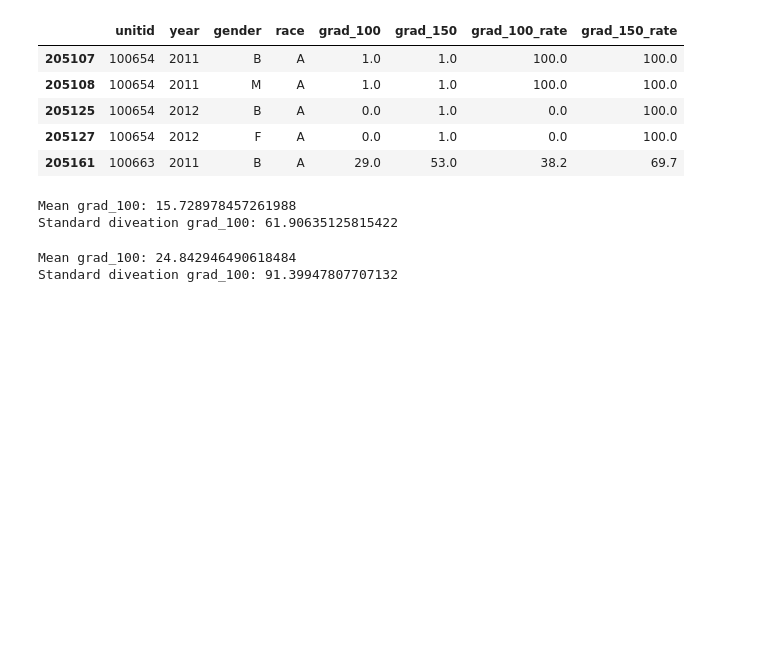
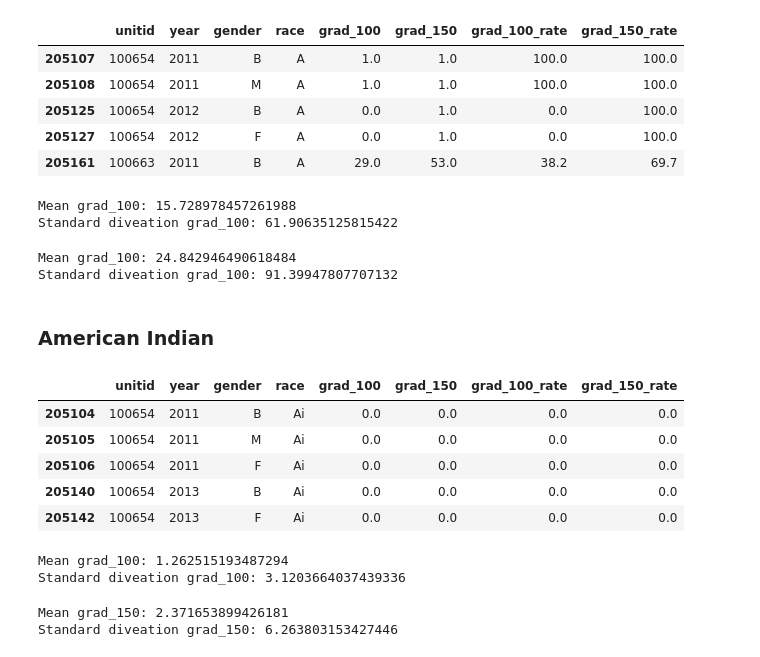
Before and after one commit to ezztherose/TIA-Scraping, a Jupyter notebook: notebooks/institution.ipynb, the cells around one changed output. Cells and saved outputs as stored; diff of their text form; code cells hidden in the pictures; blank space fills up the shorter version.

```diff
--- a/notebooks/institution.ipynb
+++ b/notebooks/institution.ipynb
@@ -282,3 +283,31 @@ print(f'Standard diveation grad_100: {asian_std_150}')
 # %% [output]
 Mean grad_100: 24.842946490618484
 Standard diveation grad_100: 91.39947807707132
+# %% [markdown]
+### American Indian
+# %%
+american_indian = df_clean.loc[df_clean['race'] == 'Ai'].copy()
+american_indian.head()
+# %% [output]
+|  | unitid | year | gender | race | grad_100 | grad_150 | grad_100_rate | grad_150_rate |
+| 205104 | 100654 | 2011 | B | Ai | 0.0 | 0.0 | 0.0 | 0.0 |
+| 205105 | 100654 | 2011 | M | Ai | 0.0 | 0.0 | 0.0 | 0.0 |
+| 205106 | 100654 | 2011 | F | Ai | 0.0 | 0.0 | 0.0 | 0.0 |
+| 205140 | 100654 | 2013 | B | Ai | 0.0 | 0.0 | 0.0 | 0.0 |
+| 205142 | 100654 | 2013 | F | Ai | 0.0 | 0.0 | 0.0 | 0.0 |
+# %%
+ai_mean_100 = american_indian['grad_100'].mean()
+ai_std_100 = american_indian['grad_100'].std()
+print(f'Mean grad_100: {ai_mean_100}')
+print(f'Standard diveation grad_100: {ai_std_100}')
+# %% [output]
+Mean grad_100: 1.262515193487294
+Standard diveation grad_100: 3.1203664037439336
+# %%
+ai_mean_150 = american_indian['grad_150'].mean()
+ai_std_150 = american_indian['grad_150'].std()
+print(f'Mean grad_150: {ai_mean_150}')
+print(f'Standard diveation grad_150: {ai_std_150}')
+# %% [output]
+Mean grad_150: 2.371653899426181
+Standard diveation grad_150: 6.263803153427446
```
Also changed, not shown: parts of 9 cells of this notebook.
